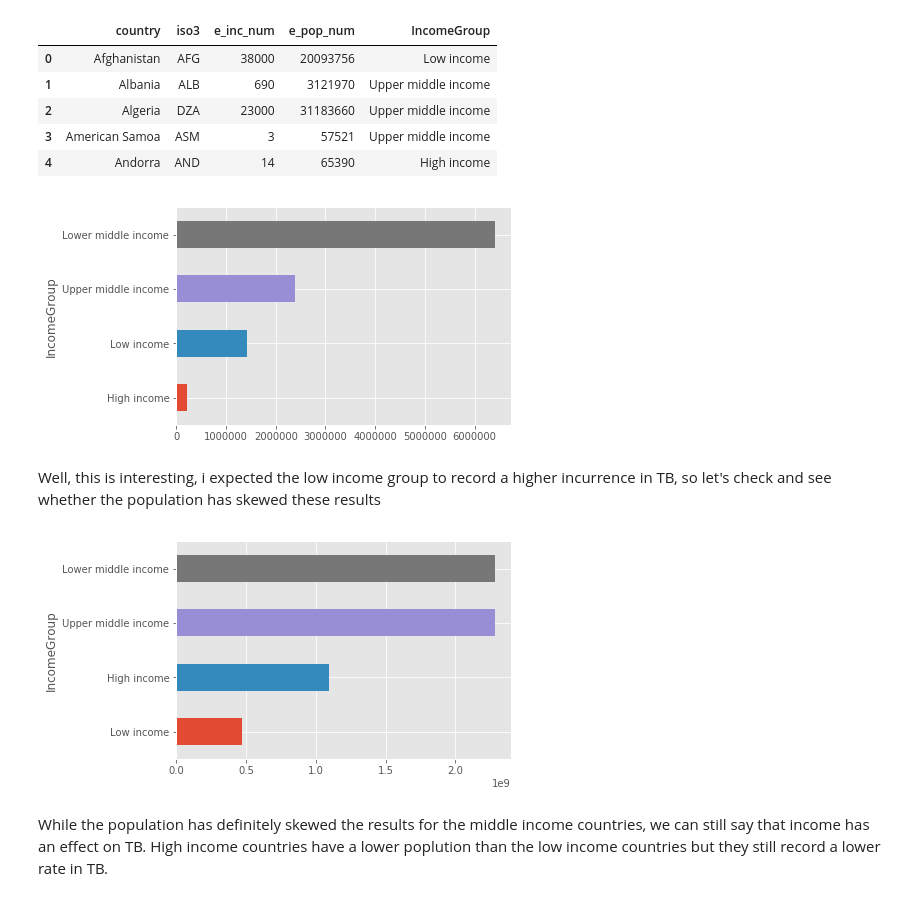
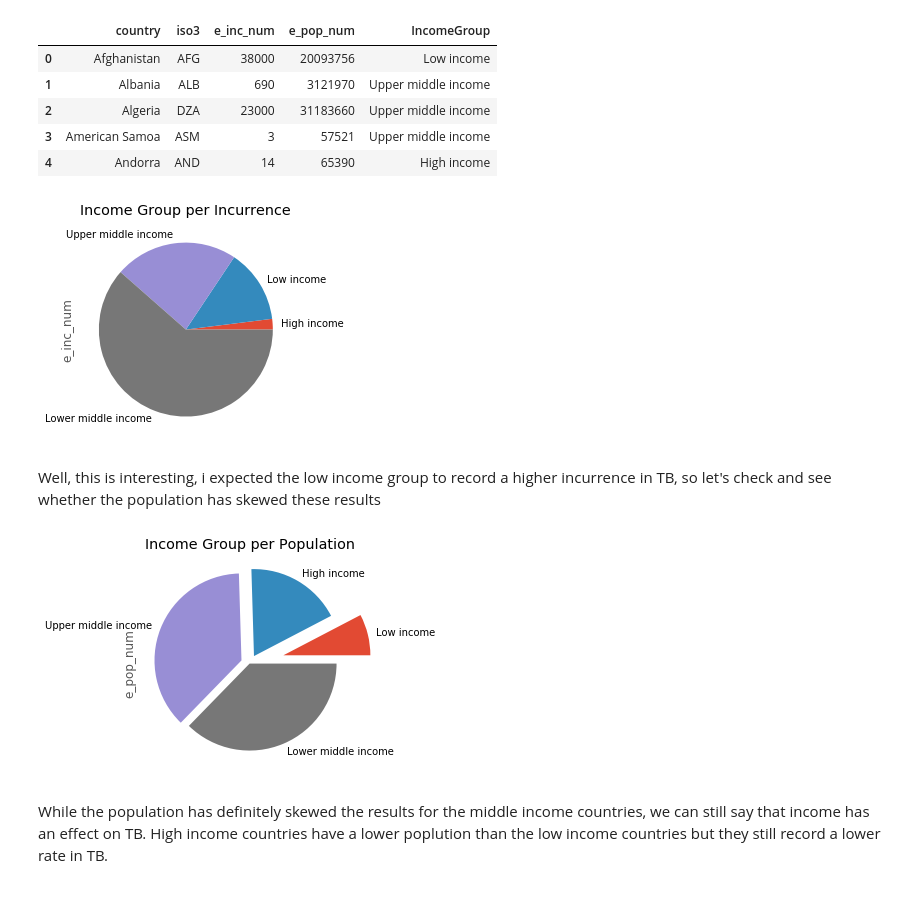
Before and after one commit to GabuTheGreat/python_analysis, a Jupyter notebook: TB Analysis using Python.ipynb, the cells around one changed output. Saved outputs shown, nothing was run; the diff lists cells and outputs as text; code cells hidden in the pictures.

Commit message:
adding chart

```diff
--- a/TB Analysis using Python.ipynb
+++ b/TB Analysis using Python.ipynb
@@ -473,19 +473,22 @@ merged_data.head()
 # %%
 # plotting the data
 
-merged_data.groupby('IncomeGroup')['e_inc_num'].sum().sort_values().plot(kind='barh')
+merged_data.groupby('IncomeGroup')['e_inc_num'].sum().sort_values().plot(kind='pie')
+plt.title("Income Group per Incurrence")
 plt.show()
 # %% [output]
-[figure, old version]
+[figure, new version]
 # %% [markdown]
 Well, this is interesting, i expected the low income group to record a higher incurrence in TB, so let's check and see whether the population has skewed these results
 # %%
 # Plotting the population
 
-merged_data.groupby('IncomeGroup')['e_pop_num'].sum().sort_values().plot(kind='barh')
+explode = [0.4, 0.1, 0.1, 0]
+merged_data.groupby('IncomeGroup')['e_pop_num'].sum().sort_values().plot(kind='pie',  explode = explode)
+plt.title("Income Group per Population")
 plt.show()
 # %% [output]
-[figure, old version]
+[figure, new version]
 # %% [markdown]
 While the population has definitely skewed the results for the middle income countries, we can still say that income has an effect on TB. High income countries have a lower poplution than the low income countries but they still record a lower rate in TB.
 # %% [markdown]
```
Also changed, not shown: parts of 1 cell of this notebook.
